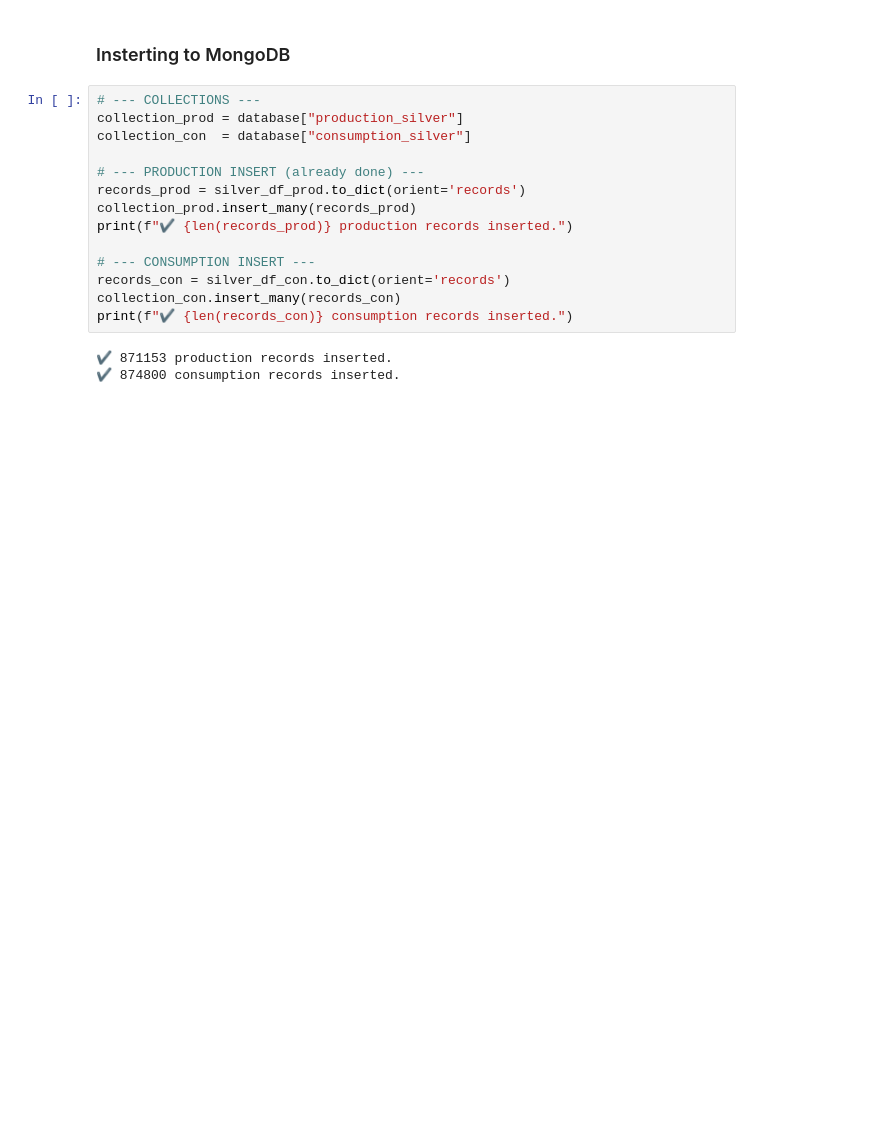
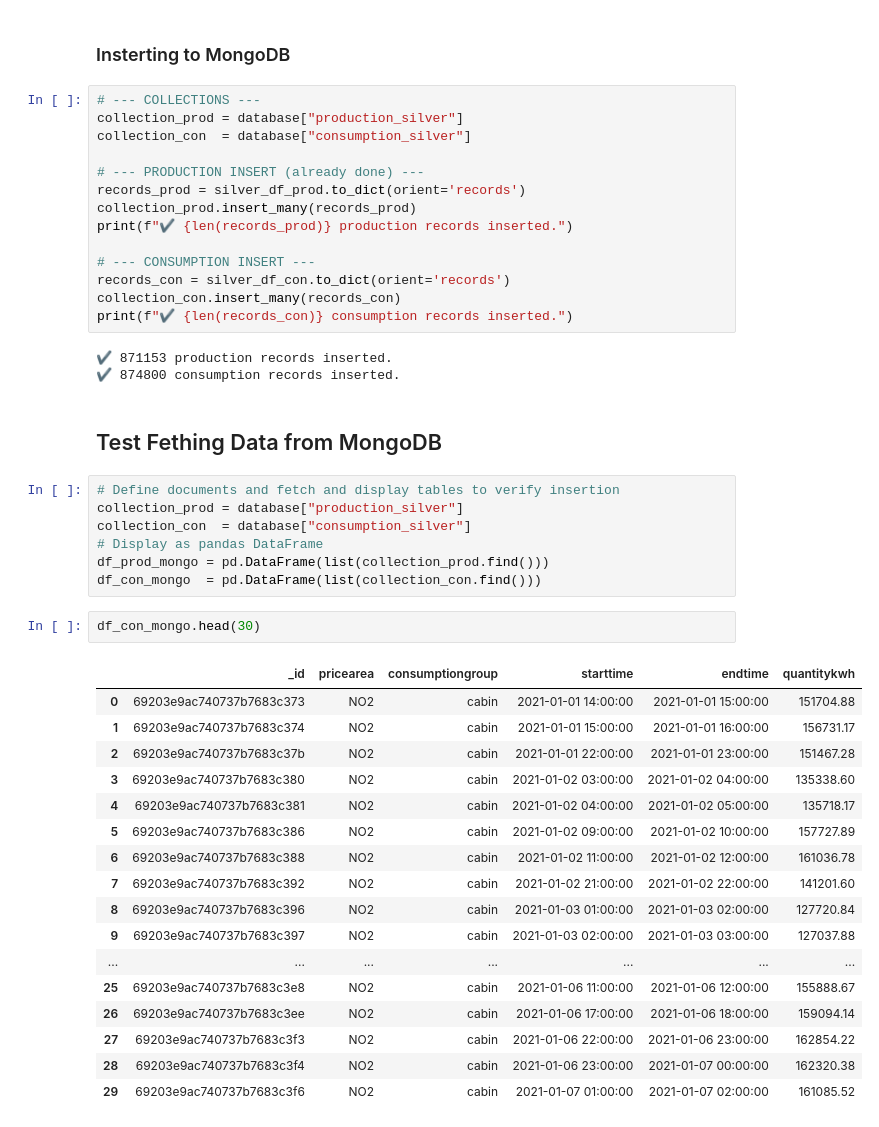
Before and after one commit to fheflo1/IND320, a Jupyter notebook: notebooks/elhub/05_db_connections.ipynb, the cells around one changed output. Saved outputs shown, nothing was run; the diff lists cells and outputs as text; blank space fills up the shorter version.

```diff
--- a/notebooks/elhub/05_db_connections.ipynb
+++ b/notebooks/elhub/05_db_connections.ipynb
@@ -125,3 +125,32 @@ print(f"✔️ {len(records_con)} consumption records inserted.")
 # %% [output]
 ✔️ 871153 production records inserted.
 ✔️ 874800 consumption records inserted.
+# %% [markdown]
+## Test Fething Data from MongoDB
+# %%
+# Define documents and fetch and display tables to verify insertion
+collection_prod = database["production_silver"]
+collection_con  = database["consumption_silver"]
+# Display as pandas DataFrame
+df_prod_mongo = pd.DataFrame(list(collection_prod.find()))
+df_con_mongo  = pd.DataFrame(list(collection_con.find()))
+# %%
+df_con_mongo.head(30)
+# %% [output]
+|  | _id | pricearea | consumptiongroup | starttime | endtime | quantitykwh |
+| 0 | 69203e9ac740737b7683c373 | NO2 | cabin | 2021-01-01 14:00:00 | 2021-01-01 15:00:00 | 151704.88 |
+| 1 | 69203e9ac740737b7683c374 | NO2 | cabin | 2021-01-01 15:00:00 | 2021-01-01 16:00:00 | 156731.17 |
+| 2 | 69203e9ac740737b7683c37b | NO2 | cabin | 2021-01-01 22:00:00 | 2021-01-01 23:00:00 | 151467.28 |
+| 3 | 69203e9ac740737b7683c380 | NO2 | cabin | 2021-01-02 03:00:00 | 2021-01-02 04:00:00 | 135338.60 |
+| 4 | 69203e9ac740737b7683c381 | NO2 | cabin | 2021-01-02 04:00:00 | 2021-01-02 05:00:00 | 135718.17 |
+| 5 | 69203e9ac740737b7683c386 | NO2 | cabin | 2021-01-02 09:00:00 | 2021-01-02 10:00:00 | 157727.89 |
+| 6 | 69203e9ac740737b7683c388 | NO2 | cabin | 2021-01-02 11:00:00 | 2021-01-02 12:00:00 | 161036.78 |
+| 7 | 69203e9ac740737b7683c392 | NO2 | cabin | 2021-01-02 21:00:00 | 2021-01-02 22:00:00 | 141201.60 |
+| 8 | 69203e9ac740737b7683c396 | NO2 | cabin | 2021-01-03 01:00:00 | 2021-01-03 02:00:00 | 127720.84 |
+| 9 | 69203e9ac740737b7683c397 | NO2 | cabin | 2021-01-03 02:00:00 | 2021-01-03 03:00:00 | 127037.88 |
+| ... | ... | ... | ... | ... | ... | ... |
+| 25 | 69203e9ac740737b7683c3e8 | NO2 | cabin | 2021-01-06 11:00:00 | 2021-01-06 12:00:00 | 155888.67 |
+| 26 | 69203e9ac740737b7683c3ee | NO2 | cabin | 2021-01-06 17:00:00 | 2021-01-06 18:00:00 | 159094.14 |
+| 27 | 69203e9ac740737b7683c3f3 | NO2 | cabin | 2021-01-06 22:00:00 | 2021-01-06 23:00:00 | 162854.22 |
+| 28 | 69203e9ac740737b7683c3f4 | NO2 | cabin | 2021-01-06 23:00:00 | 2021-01-07 00:00:00 | 162320.38 |
+| 29 | 69203e9ac740737b7683c3f6 | NO2 | cabin | 2021-01-07 01:00:00 | 2021-01-07 02:00:00 | 161085.52 |
```
Also changed, not shown: parts of 2 cells of this notebook, 8 other files.
